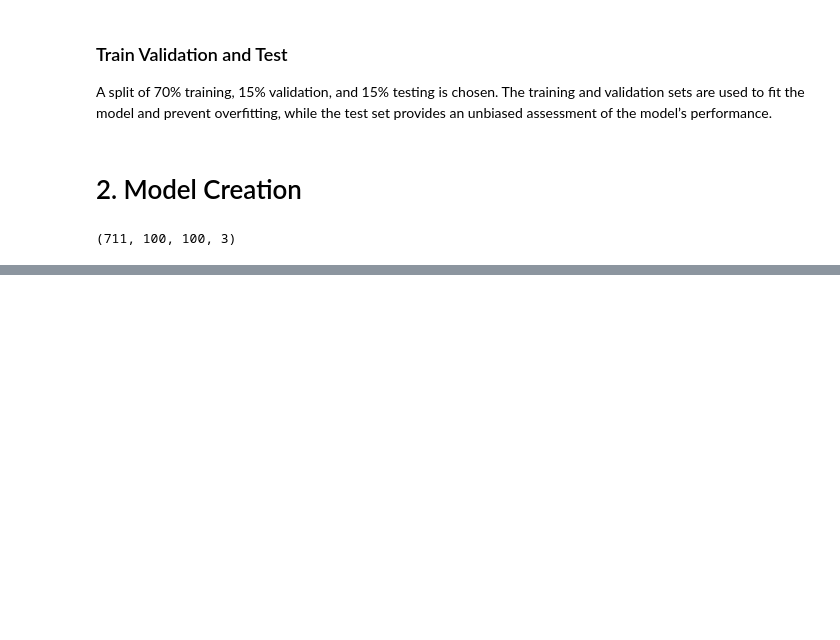
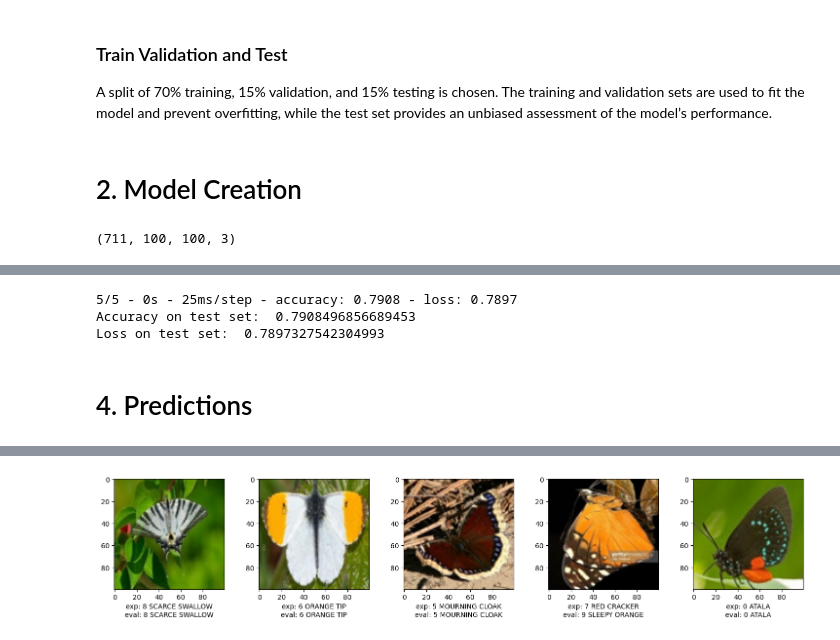
Before and after one commit to Stefano-Bozzi/LepidopterAI, a Jupyter notebook: CNN_creation_and_training.ipynb, the cells around one changed output, grey strips where cells are left out. Drawn from its saved outputs; the diff is of its cells as text; code cells hidden in the pictures; blank space fills up the shorter version.

```diff
--- a/CNN_creation_and_training.ipynb
+++ b/CNN_creation_and_training.ipynb
@@ -199,0 +257,30 @@ Model: "sequential_6"
+# %%
+test_loss, test_acc = model.evaluate(X_test, y_test, verbose=2)
+print("Accuracy on test set: ",test_acc)
+print("Loss on test set: ",test_loss)
+# %% [output]
+5/5 - 0s - 25ms/step - accuracy: 0.7908 - loss: 0.7897
+Accuracy on test set:  0.7908496856689453
+Loss on test set:  0.7897327542304993
+# %% [markdown]
+# 4. Predictions
+# %%
+# check on Test set images grid
+img_index = 0
+plt.figure(figsize=(15, 3))
+
+for i in range(5):
+    img_batch = np.expand_dims(X_test[img_index + i], axis=0)
+    prediction = model.predict(img_batch)
+    predicted_class_idx = np.argmax(prediction[0])
+    predicted_class_name = le.inverse_transform([predicted_class_idx])[0]
+
+    true_class_idx = y_test[img_index + i]
+    true_class_name = le.inverse_transform([true_class_idx])[0]
+    plt.subplot(1, 5, i+1)
+    plt.imshow(X_test[img_index + i])
+    plt.xlabel(f"exp: {true_class_idx} {true_class_name}\neval: {predicted_class_idx} {predicted_class_name}")
+    #plt.title(df.loc[img_index + i, 'filename'])
+plt.tight_layout()
+plt.show()
+# %% [output]
@@ -199,0 +292 @@ Model: "sequential_6"
+[figure, added]
```
Also changed, not shown: parts of 7 cells of this notebook.
